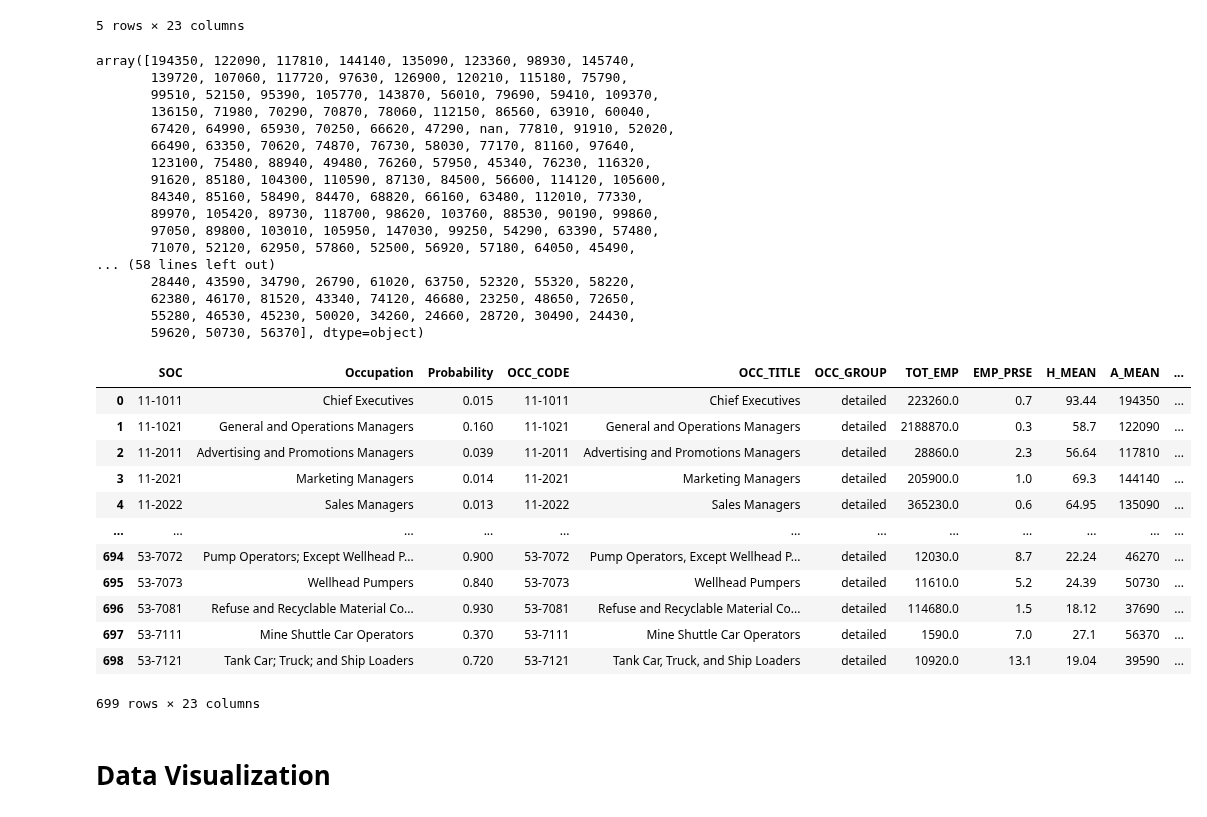
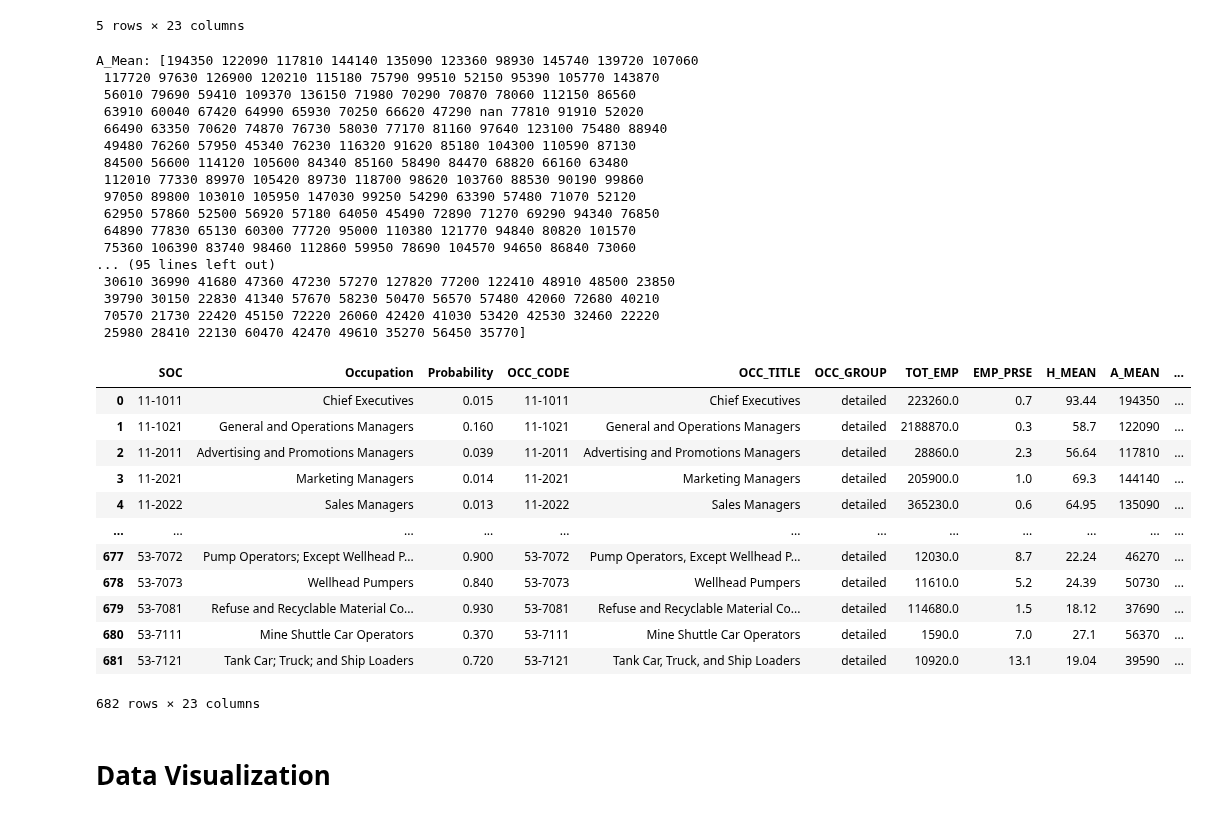
Before and after one commit to COGS108/group11_sp20, a Jupyter notebook: eda/wageanalysis.ipynb, the cells around one changed output. Drawn from its saved outputs; the diff is of its cells as text; code cells hidden in the pictures.

```diff
--- a/eda/wageanalysis.ipynb
+++ b/eda/wageanalysis.ipynb
@@ -39,44 +41,47 @@ df.head()
 5 rows × 23 columns
 # %%
 # See what we're dealing with
-df.A_MEAN.unique()
+print('A_Mean: {}'.format(df.A_MEAN.unique()))
+print('A_Median: {}'.format(df.A_MEDIAN.unique()))
 # %% [output]
-array([194350, 122090, 117810, 144140, 135090, 123360, 98930, 145740,
-       139720, 107060, 117720, 97630, 126900, 120210, 115180, 75790,
-       99510, 52150, 95390, 105770, 143870, 56010, 79690, 59410, 109370,
-       136150, 71980, 70290, 70870, 78060, 112150, 86560, 63910, 60040,
-       67420, 64990, 65930, 70250, 66620, 47290, nan, 77810, 91910, 52020,
-       66490, 63350, 70620, 74870, 76730, 58030, 77170, 81160, 97640,
-       123100, 75480, 88940, 49480, 76260, 57950, 45340, 76230, 116320,
-       91620, 85180, 104300, 110590, 87130, 84500, 56600, 114120, 105600,
-       84340, 85160, 58490, 84470, 68820, 66160, 63480, 112010, 77330,
-       89970, 105420, 89730, 118700, 98620, 103760, 88530, 90190, 99860,
-       97050, 89800, 103010, 105950, 147030, 99250, 54290, 63390, 57480,
-       71070, 52120, 62950, 57860, 52500, 56920, 57180, 64050, 45490,
-... (58 lines left out)
-       28440, 43590, 34790, 26790, 61020, 63750, 52320, 55320, 58220,
-       62380, 46170, 81520, 43340, 74120, 46680, 23250, 48650, 72650,
-       55280, 46530, 45230, 50020, 34260, 24660, 28720, 30490, 24430,
-       59620, 50730, 56370], dtype=object)
+A_Mean: [194350 122090 117810 144140 135090 123360 98930 145740 139720 107060
+ 117720 97630 126900 120210 115180 75790 99510 52150 95390 105770 143870
+ 56010 79690 59410 109370 136150 71980 70290 70870 78060 112150 86560
+ 63910 60040 67420 64990 65930 70250 66620 47290 nan 77810 91910 52020
+ 66490 63350 70620 74870 76730 58030 77170 81160 97640 123100 75480 88940
+ 49480 76260 57950 45340 76230 116320 91620 85180 104300 110590 87130
+ 84500 56600 114120 105600 84340 85160 58490 84470 68820 66160 63480
+ 112010 77330 89970 105420 89730 118700 98620 103760 88530 90190 99860
+ 97050 89800 103010 105950 147030 99250 54290 63390 57480 71070 52120
+ 62950 57860 52500 56920 57180 64050 45490 72890 71270 69290 94340 76850
+ 64890 77830 65130 60300 77720 95000 110380 121770 94840 80820 101570
+ 75360 106390 83740 98460 112860 59950 78690 104570 94650 86840 73060
+... (95 lines left out)
+ 30610 36990 41680 47360 47230 57270 127820 77200 122410 48910 48500 23850
+ 39790 30150 22830 41340 57670 58230 50470 56570 57480 42060 72680 40210
+ 70570 21730 22420 45150 72220 26060 42420 41030 53420 42530 32460 22220
+ 25980 28410 22130 60470 42470 49610 35270 56450 35770]
 # %%
 # Drop rows if no mean wage info
 df = df[df.A_MEAN != '*']
-df.A_MEAN.dropna(inplace=True)
+df = df[df.A_MEDIAN != '#']
+df.dropna(inplace=True,subset=['A_MEAN', 'A_MEDIAN'])
+
 df.reset_index(drop=True)
 # %% [output]
 |  | SOC | Occupation | Probability | OCC_CODE | OCC_TITLE | OCC_GROUP | TOT_EMP | EMP_PRSE | H_MEAN | A_MEAN | ... |
 | 0 | 11-1011 | Chief Executives | 0.015 | 11-1011 | Chief Executives | detailed | 223260.0 | 0.7 | 93.44 | 194350 | ... |
 | 1 | 11-1021 | General and Operations Managers | 0.160 | 11-1021 | General and Operations Managers | detailed | 2188870.0 | 0.3 | 58.7 | 122090 | ... |
 | 2 | 11-2011 | Advertising and Promotions Managers | 0.039 | 11-2011 | Advertising and Promotions Managers | detailed | 28860.0 | 2.3 | 56.64 | 117810 | ... |
 | 3 | 11-2021 | Marketing Managers | 0.014 | 11-2021 | Marketing Managers | detailed | 205900.0 | 1.0 | 69.3 | 144140 | ... |
 | 4 | 11-2022 | Sales Managers | 0.013 | 11-2022 | Sales Managers | detailed | 365230.0 | 0.6 | 64.95 | 135090 | ... |
 | ... | ... | ... | ... | ... | ... | ... | ... | ... | ... | ... | ... |
-| 694 | 53-7072 | Pump Operators; Except Wellhead P... | 0.900 | 53-7072 | Pump Operators, Except Wellhead P... | detailed | 12030.0 | 8.7 | 22.24 | 46270 | ... |
-| 695 | 53-7073 | Wellhead Pumpers | 0.840 | 53-7073 | Wellhead Pumpers | detailed | 11610.0 | 5.2 | 24.39 | 50730 | ... |
-| 696 | 53-7081 | Refuse and Recyclable Material Co... | 0.930 | 53-7081 | Refuse and Recyclable Material Co... | detailed | 114680.0 | 1.5 | 18.12 | 37690 | ... |
-| 697 | 53-7111 | Mine Shuttle Car Operators | 0.370 | 53-7111 | Mine Shuttle Car Operators | detailed | 1590.0 | 7.0 | 27.1 | 56370 | ... |
-| 698 | 53-7121 | Tank Car; Truck; and Ship Loaders | 0.720 | 53-7121 | Tank Car, Truck, and Ship Loaders | detailed | 10920.0 | 13.1 | 19.04 | 39590 | ... |
+| 677 | 53-7072 | Pump Operators; Except Wellhead P... | 0.900 | 53-7072 | Pump Operators, Except Wellhead P... | detailed | 12030.0 | 8.7 | 22.24 | 46270 | ... |
+| 678 | 53-7073 | Wellhead Pumpers | 0.840 | 53-7073 | Wellhead Pumpers | detailed | 11610.0 | 5.2 | 24.39 | 50730 | ... |
+| 679 | 53-7081 | Refuse and Recyclable Material Co... | 0.930 | 53-7081 | Refuse and Recyclable Material Co... | detailed | 114680.0 | 1.5 | 18.12 | 37690 | ... |
+| 680 | 53-7111 | Mine Shuttle Car Operators | 0.370 | 53-7111 | Mine Shuttle Car Operators | detailed | 1590.0 | 7.0 | 27.1 | 56370 | ... |
+| 681 | 53-7121 | Tank Car; Truck; and Ship Loaders | 0.720 | 53-7121 | Tank Car, Truck, and Ship Loaders | detailed | 10920.0 | 13.1 | 19.04 | 39590 | ... |
-699 rows × 23 columns
+682 rows × 23 columns
 # %%
 # Rest of values should be numeric, so transform
 df.A_MEAN = pd.to_numeric(df.A_MEAN)
```
Also changed, not shown: parts of 20 cells of this notebook.
